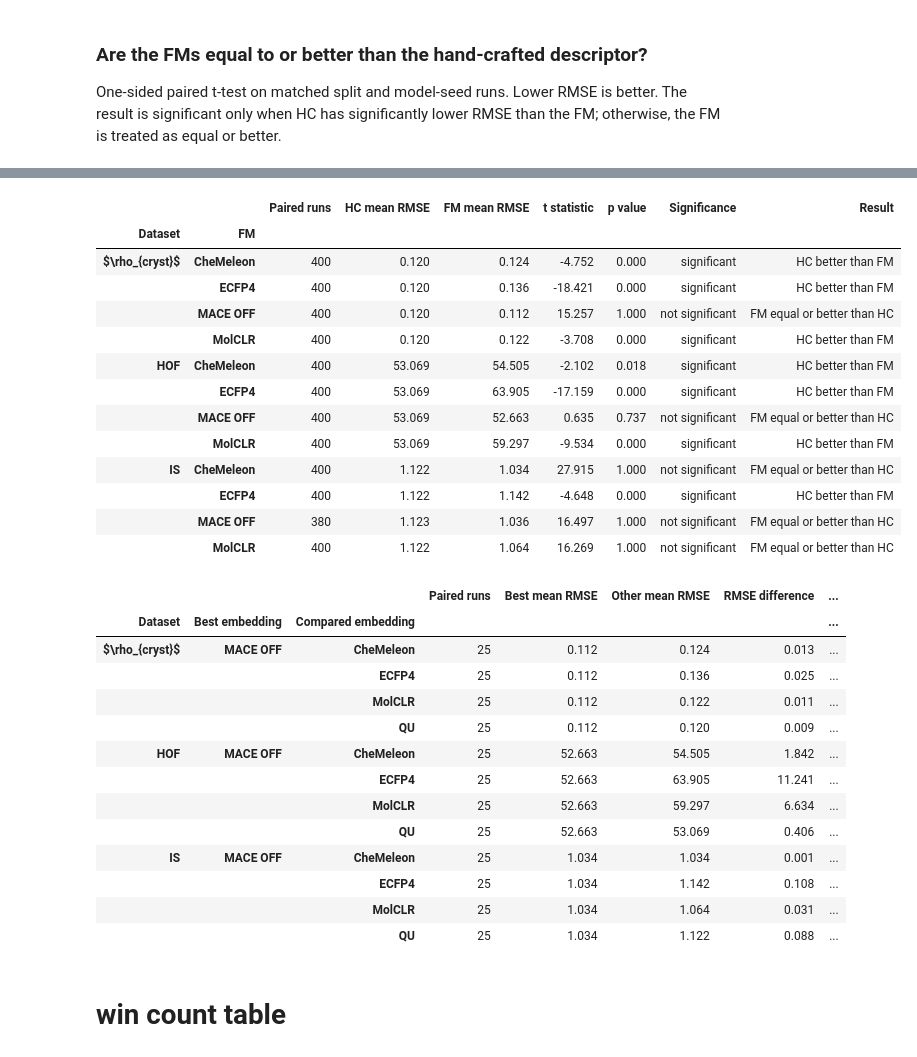
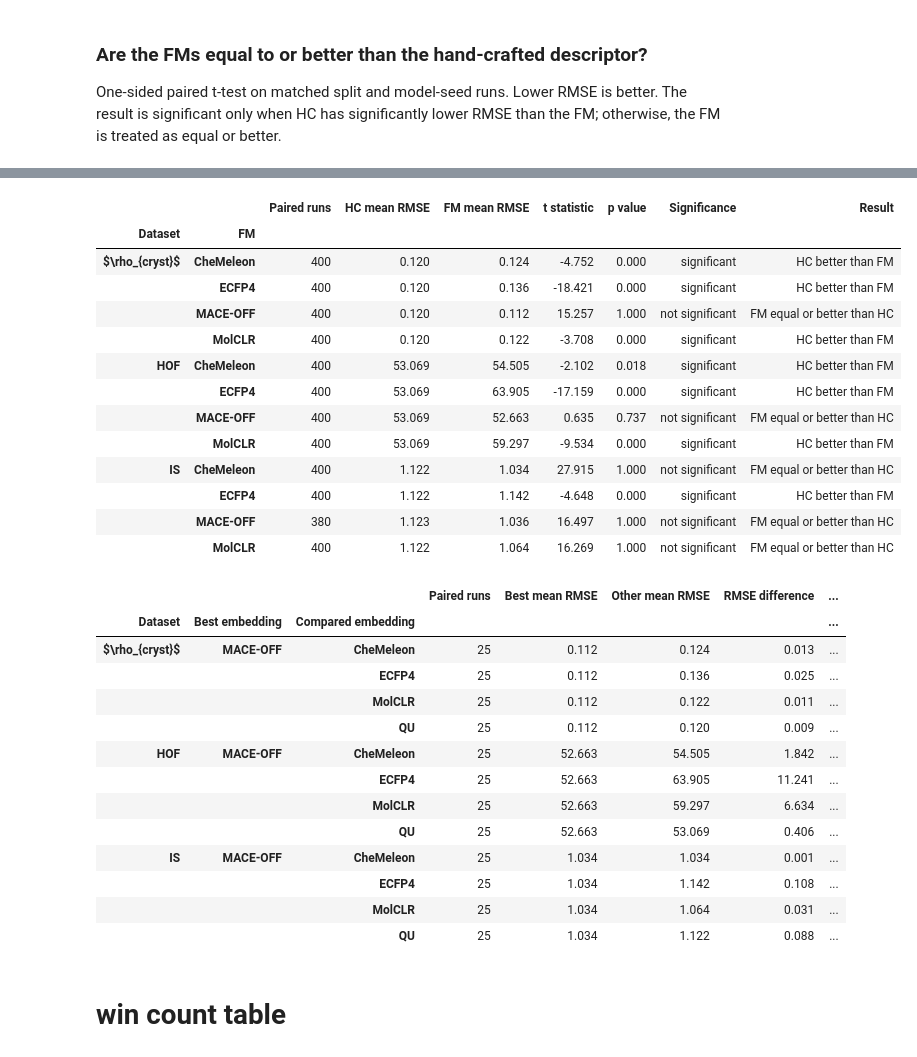
Before and after one commit to CABackman/fm-4-em, a Jupyter notebook: 06_NOTEBOOKS/04_results_processing.ipynb, the cells around one changed output, grey strips where cells are left out. Cells and saved outputs as stored; diff of their text form; code cells hidden in the pictures.

```diff
--- a/06_NOTEBOOKS/04_results_processing.ipynb
+++ b/06_NOTEBOOKS/04_results_processing.ipynb
@@ -48,7 +48,7 @@ renamed_embeddings = {
     "hq_descriptor": "QU",
     "chemeleon": "CheMeleon",
     "molclr": "MolCLR",
-    "maceoff_large": "MACE OFF",
+    "maceoff_large": "MACE-OFF",
 }
 
 df["embedding"] = df["embedding"].map(renamed_embeddings)
@@ -58,7 +58,7 @@ desired_order_clean = [
     "QU",
     "CheMeleon",
     "MolCLR",
-    "MACE OFF"
+    "MACE-OFF"
 ]
 df["embedding"] = pd.Categorical(df["embedding"], categories=desired_order_clean, ordered=True)
 
@@ -251,6 +252,6 @@ df_random_splits.groupby(["dataset", "embedding"])[["test_RMSE", "test_R2"]].agg
 # %%
 ALPHA = 0.05
-FM_EMBEDDINGS = ["ECFP4", "CheMeleon", "MolCLR", "MACE OFF"]
+FM_EMBEDDINGS = ["ECFP4", "CheMeleon", "MolCLR", "MACE-OFF"]
 # aggregate across models, comparing each FM embedding to the hand-crafted QU descriptors
 model_aggregated = df_random_splits.groupby(["dataset", "model", "embedding", "seed", "split_method"])[["test_RMSE"]].mean().reset_index()
 # xgb = df_clean[df_clean["model"] == "XGB"].copy()
@@ -288,42 +289,42 @@ for dataset in model_aggregated["dataset"].unique():
             "mean_fm_RMSE": paired["fm_RMSE"].mean(),
             "t_stat": test.statistic,
             "p_value": test.pvalue,
             "significance": "significant" if test.pvalue < ALPHA else "not significant",
             "result": "HC better than FM" if test.pvalue < ALPHA else "FM equal or better than HC",
         })
 
 comparison_results = pd.DataFrame(records)
 
 one_table = (
     comparison_results
     .sort_values(["dataset", "embedding"])
     .rename(columns={
         "dataset": "Dataset",
         "embedding": "FM",
         "n_pairs": "Paired runs",
         "mean_hc_RMSE": "HC mean RMSE",
         "mean_fm_RMSE": "FM mean RMSE",
         "t_stat": "t statistic",
         "p_value": "p value",
         "significance": "Significance",
         "result": "Result",
     })
 )
 display(one_table.set_index(["Dataset", "FM"]).round(3))
 # %% [output]
 |  |  | Paired runs | HC mean RMSE | FM mean RMSE | t statistic | p value | Significance | Result |
 | Dataset | FM |  |  |  |  |  |  |  |
 | $\rho_{cryst}$ | CheMeleon | 400 | 0.120 | 0.124 | -4.752 | 0.000 | significant | HC better than FM |
 |  | ECFP4 | 400 | 0.120 | 0.136 | -18.421 | 0.000 | significant | HC better than FM |
-|  | MACE OFF | 400 | 0.120 | 0.112 | 15.257 | 1.000 | not significant | FM equal or better than HC |
+|  | MACE-OFF | 400 | 0.120 | 0.112 | 15.257 | 1.000 | not significant | FM equal or better than HC |
 |  | MolCLR | 400 | 0.120 | 0.122 | -3.708 | 0.000 | significant | HC better than FM |
 | HOF | CheMeleon | 400 | 53.069 | 54.505 | -2.102 | 0.018 | significant | HC better than FM |
 |  | ECFP4 | 400 | 53.069 | 63.905 | -17.159 | 0.000 | significant | HC better than FM |
-|  | MACE OFF | 400 | 53.069 | 52.663 | 0.635 | 0.737 | not significant | FM equal or better than HC |
+|  | MACE-OFF | 400 | 53.069 | 52.663 | 0.635 | 0.737 | not significant | FM equal or better than HC |
 |  | MolCLR | 400 | 53.069 | 59.297 | -9.534 | 0.000 | significant | HC better than FM |
 | IS | CheMeleon | 400 | 1.122 | 1.034 | 27.915 | 1.000 | not significant | FM equal or better than HC |
 |  | ECFP4 | 400 | 1.122 | 1.142 | -4.648 | 0.000 | significant | HC better than FM |
-|  | MACE OFF | 380 | 1.123 | 1.036 | 16.497 | 1.000 | not significant | FM equal or better than HC |
+|  | MACE-OFF | 380 | 1.123 | 1.036 | 16.497 | 1.000 | not significant | FM equal or better than HC |
 |  | MolCLR | 400 | 1.122 | 1.064 | 16.269 | 1.000 | not significant | FM equal or better than HC |
 # %%
 ## compare each embedding to the best performer for that dataset, using paired t-tests
@@ -332,7 +333,7 @@ from statsmodels.stats.multitest import multipletests
 import pandas as pd
 
 ALPHA = 0.05
-EMBEDDINGS = ["QU", "ECFP4", "CheMeleon", "MolCLR", "MACE OFF"]
+EMBEDDINGS = ["QU", "ECFP4", "CheMeleon", "MolCLR", "MACE-OFF"]
 
 # Select random splits only
 df_random_splits = df_clean[
@@ -463,15 +464,15 @@ display(
 # %% [output]
 |  |  |  | Paired runs | Best mean RMSE | Other mean RMSE | RMSE difference | ... |
 | Dataset | Best embedding | Compared embedding |  |  |  |  | ... |
-| $\rho_{cryst}$ | MACE OFF | CheMeleon | 25 | 0.112 | 0.124 | 0.013 | ... |
+| $\rho_{cryst}$ | MACE-OFF | CheMeleon | 25 | 0.112 | 0.124 | 0.013 | ... |
 |  |  | ECFP4 | 25 | 0.112 | 0.136 | 0.025 | ... |
 |  |  | MolCLR | 25 | 0.112 | 0.122 | 0.011 | ... |
 |  |  | QU | 25 | 0.112 | 0.120 | 0.009 | ... |
-| HOF | MACE OFF | CheMeleon | 25 | 52.663 | 54.505 | 1.842 | ... |
+| HOF | MACE-OFF | CheMeleon | 25 | 52.663 | 54.505 | 1.842 | ... |
 |  |  | ECFP4 | 25 | 52.663 | 63.905 | 11.241 | ... |
 |  |  | MolCLR | 25 | 52.663 | 59.297 | 6.634 | ... |
 |  |  | QU | 25 | 52.663 | 53.069 | 0.406 | ... |
-| IS | MACE OFF | CheMeleon | 25 | 1.034 | 1.034 | 0.001 | ... |
+| IS | MACE-OFF | CheMeleon | 25 | 1.034 | 1.034 | 0.001 | ... |
 |  |  | ECFP4 | 25 | 1.034 | 1.142 | 0.108 | ... |
 |  |  | MolCLR | 25 | 1.034 | 1.064 | 0.031 | ... |
 |  |  | QU | 25 | 1.034 | 1.122 | 0.088 | ... |
```
Also changed, not shown: parts of 12 cells of this notebook.
